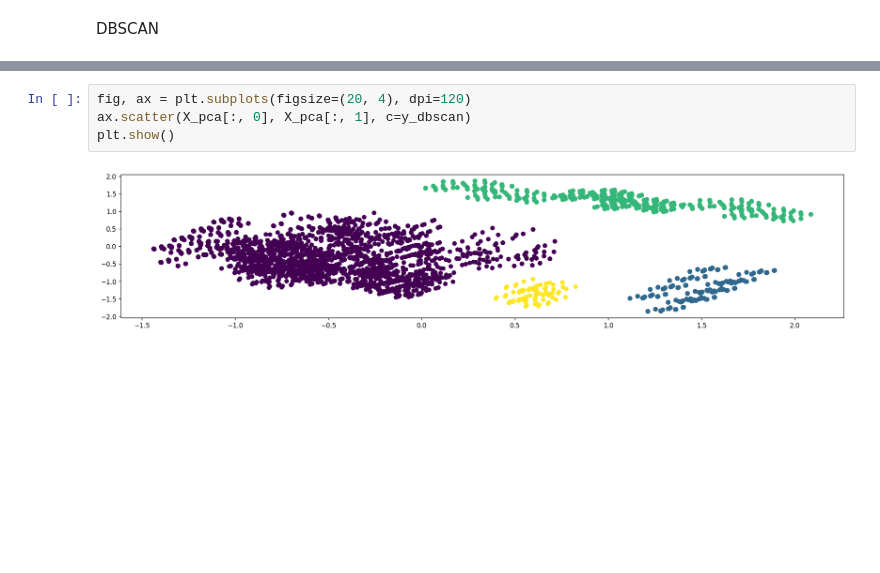
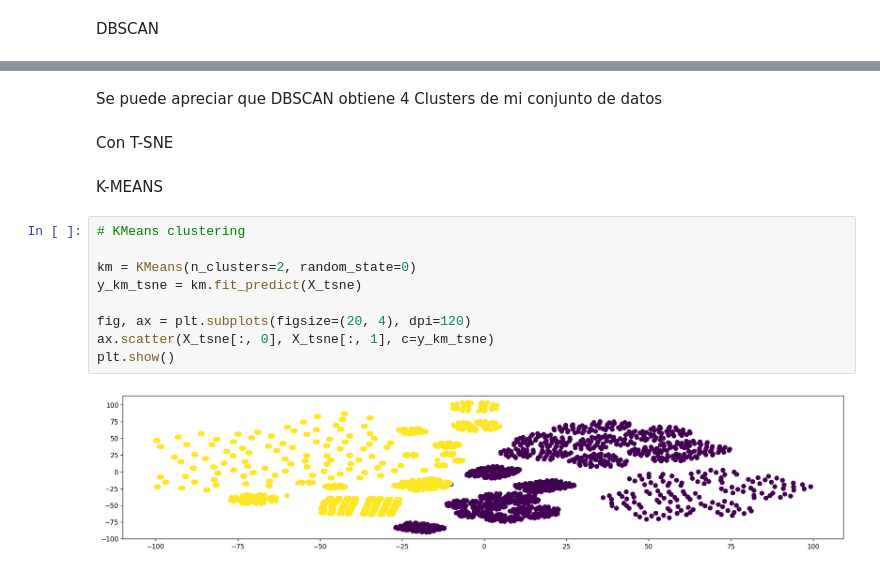
Before and after one commit to Sikriolc/DSCoder, a Jupyter notebook: Desafio_FeatureSelection_Lautaro_Campos.ipynb, the cells around one changed output, grey strips where cells are left out. Cells and saved outputs as stored; diff of their text form; blank space fills up the shorter version.

```diff
--- a/Desafio_FeatureSelection_Lautaro_Campos.ipynb
+++ b/Desafio_FeatureSelection_Lautaro_Campos.ipynb
@@ -260,6 +292,17 @@ y_dbscan = dbscan.fit_predict(X_pca)
+# %% [markdown]
+Se puede apreciar que DBSCAN obtiene 4 Clusters de mi conjunto de datos
+# %% [markdown]
+Con T-SNE
+# %% [markdown]
+K-MEANS
 # %%
+# KMeans clustering
+
+km = KMeans(n_clusters=2, random_state=0)
+y_km_tsne = km.fit_predict(X_tsne)
+
 fig, ax = plt.subplots(figsize=(20, 4), dpi=120)
-ax.scatter(X_pca[:, 0], X_pca[:, 1], c=y_dbscan)
+ax.scatter(X_tsne[:, 0], X_tsne[:, 1], c=y_km_tsne)
 plt.show()
 # %% [output]
-[figure, old version]
+[figure, new version]
```
Also changed, not shown: parts of 20 cells of this notebook.
